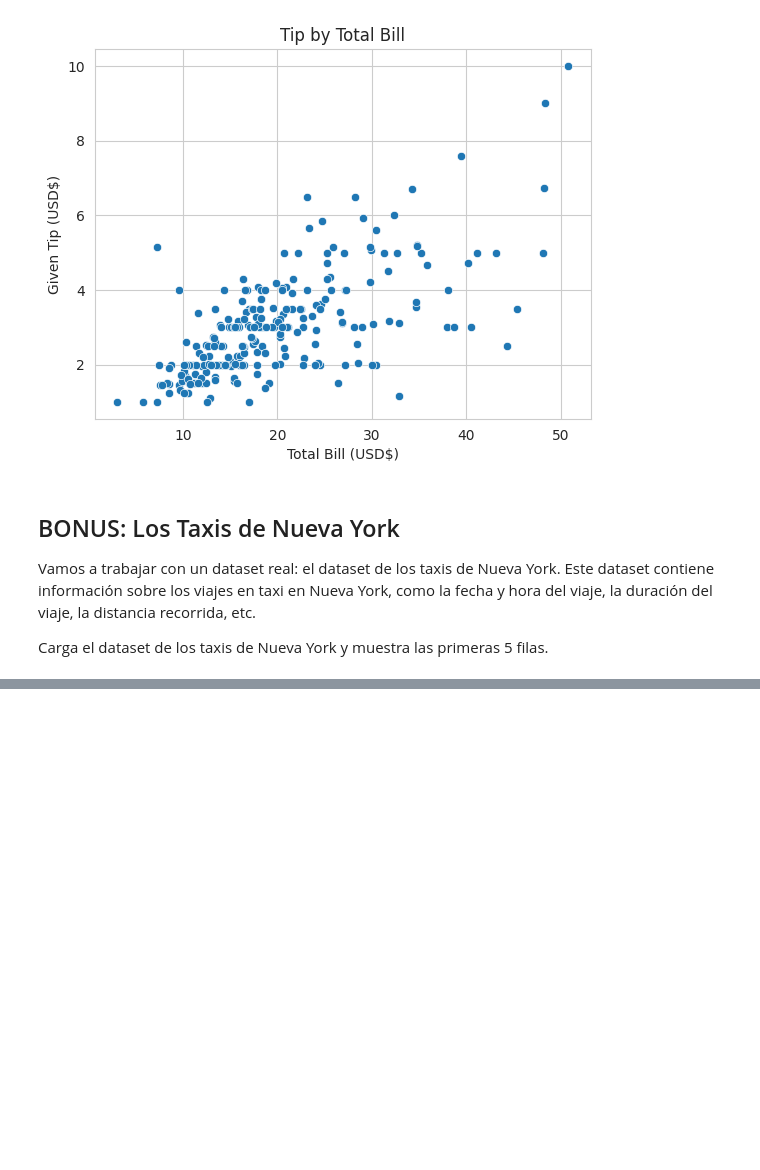
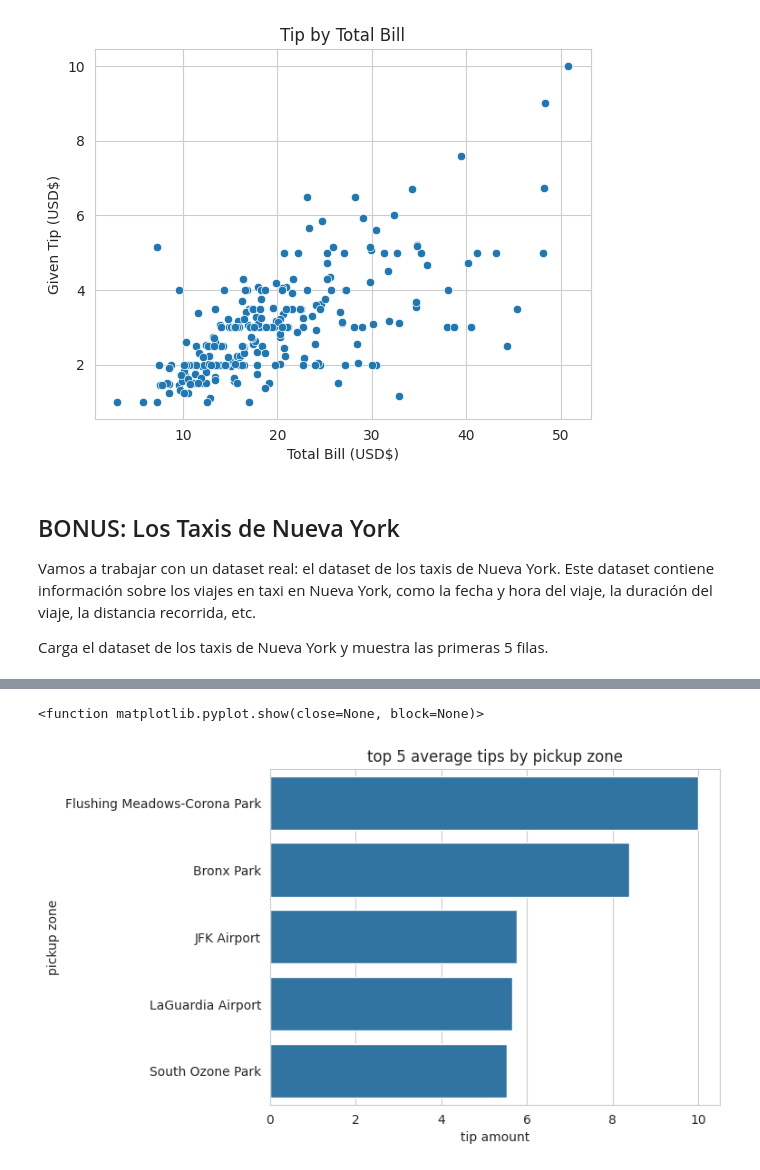
Before and after one commit to aletej96/Python-classes, a Jupyter notebook: Notebooks/LESSON III-INTRO TO MATPLOTLIB Y SEABORN.ipynb, the cells around one changed output, grey strips where cells are left out. Saved outputs shown, nothing was run; the diff lists cells and outputs as text; code cells hidden in the pictures; blank space fills up the shorter version.

```diff
--- a/Notebooks/LESSON III-INTRO TO MATPLOTLIB Y SEABORN.ipynb
+++ b/Notebooks/LESSON III-INTRO TO MATPLOTLIB Y SEABORN.ipynb
@@ -382,0 +396,18 @@ Responde a las siguientes preguntas:
+# %%
+#- ¿Cuál es el promedio de las propinas por cada zona de recogida?
+
+tips_by_location = (taxis_df.groupby(by="pickup_zone")
+                    .tip.mean()
+                    .to_frame()
+                    .sort_values(by="tip", ascending = False)
+)
+fig, ax= plt.subplots()
+sns.barplot(x="tip", y="pickup_zone", data= tips_by_location[:5])
+tips_by_location.head(5)
+ax.set_title("top 5 average tips by pickup zone")
+ax.set_xlabel("tip amount")
+ax.set_ylabel("pickup zone")
+plt.show
+# %% [output]
+<function matplotlib.pyplot.show(close=None, block=None)>
+[figure, added]
```
Also changed, not shown: parts of 15 cells of this notebook.
